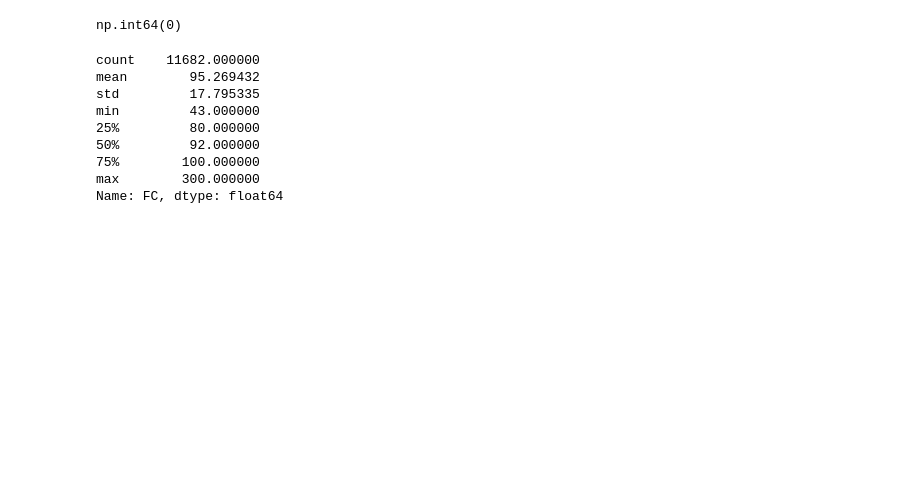
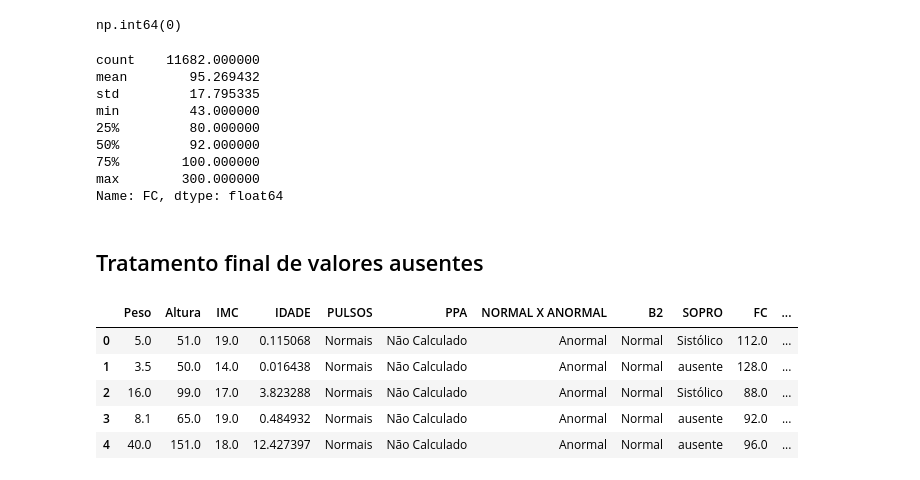
Before and after one commit to jaopredos/ativ_mineracao, a Jupyter notebook: Preprocessing/cleaning.ipynb, the cells around one changed output. Drawn from its saved outputs; the diff is of its cells as text; code cells hidden in the pictures; blank space fills up the shorter version.

Commit message:
feat: finalizando limpeza do dataset

```diff
--- a/Preprocessing/cleaning.ipynb
+++ b/Preprocessing/cleaning.ipynb
@@ -578,3 +690,15 @@ min         43.000000
 75%        100.000000
 max        300.000000
 Name: FC, dtype: float64
+# %% [markdown]
+## Tratamento final de valores ausentes
+# %%
+df_cleaned = pd.read_csv(r'C:\Users\João Pedro\Documents\UFG\MD\estudo_caso\data\UCMF_cleaned.csv')
+df_cleaned.head()
+# %% [output]
+|  | Peso | Altura | IMC | IDADE | PULSOS | PPA | NORMAL X ANORMAL | B2 | SOPRO | FC | ... |
+| 0 | 5.0 | 51.0 | 19.0 | 0.115068 | Normais | Não Calculado | Anormal | Normal | Sistólico | 112.0 | ... |
+| 1 | 3.5 | 50.0 | 14.0 | 0.016438 | Normais | Não Calculado | Anormal | Normal | ausente | 128.0 | ... |
+| 2 | 16.0 | 99.0 | 17.0 | 3.823288 | Normais | Não Calculado | Anormal | Normal | Sistólico | 88.0 | ... |
+| 3 | 8.1 | 65.0 | 19.0 | 0.484932 | Normais | Não Calculado | Anormal | Normal | ausente | 92.0 | ... |
+| 4 | 40.0 | 151.0 | 18.0 | 12.427397 | Normais | Não Calculado | Anormal | Normal | ausente | 96.0 | ... |
```
Also changed, not shown: parts of 37 cells of this notebook, 1 other file.
